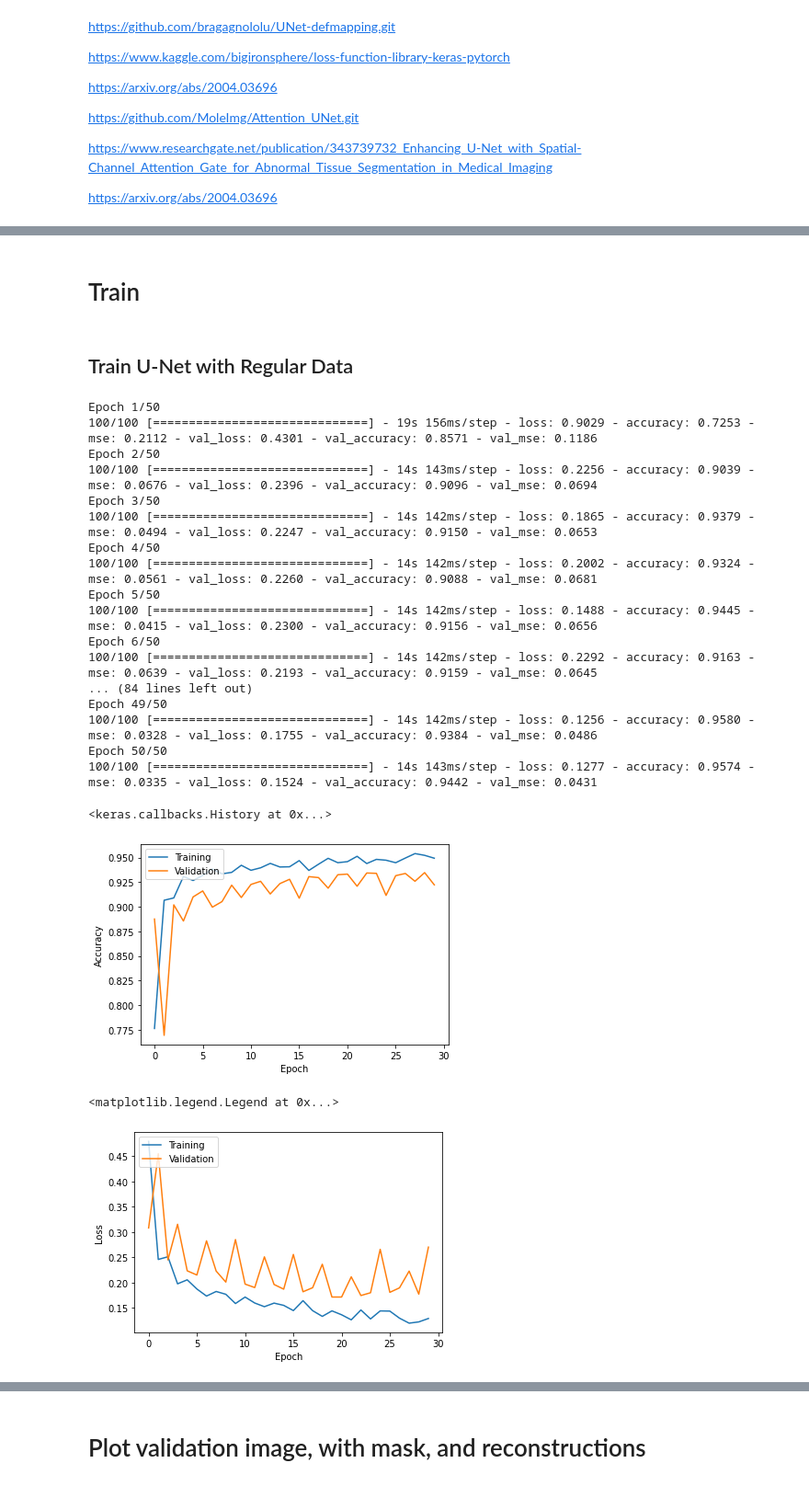
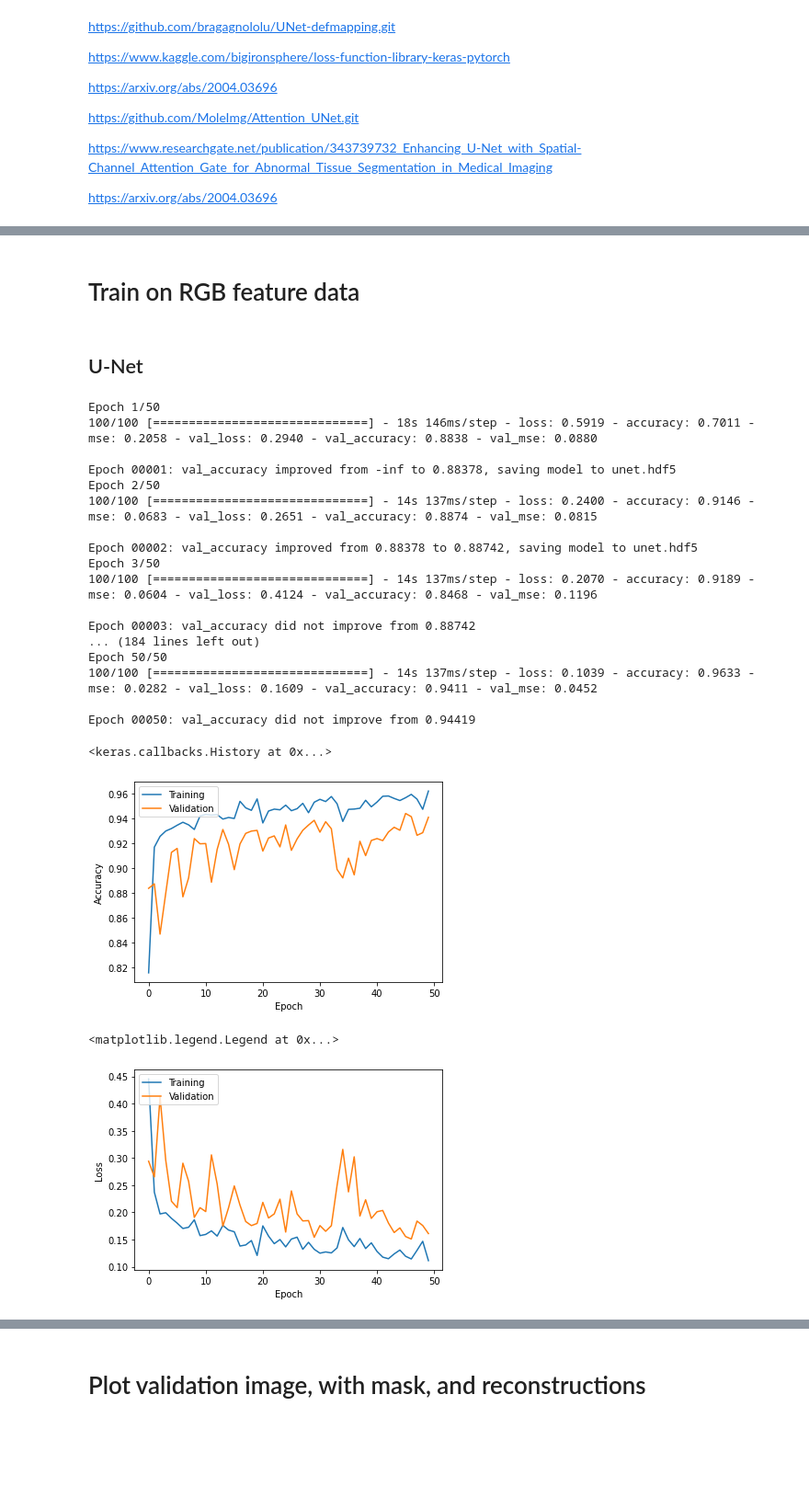
Before and after one commit to davej23/attention-mechanism-unet, a Jupyter notebook: Experimentation.ipynb, the cells around one changed output, grey strips where cells are left out. Shown at 92% size. Saved outputs shown, nothing was run; the diff lists cells and outputs as text; code cells hidden in the pictures; blank space fills up the shorter version.

```diff
--- a/Experimentation.ipynb
+++ b/Experimentation.ipynb
@@ -411,13 +407,13 @@ for i in range(len(training_masks)):
 
 for i in range(len(validation_images)):
   validation_images[i] = np.array(validation_images[i])/255
-  validation_images[i] = validation_images[i].reshape(512,512,3)
+  validation_images[i] = validation_images[i].reshape(1,512,512,3)
   validation_images[i] = validation_images[i].astype('float32')
 
 for i in range(len(validation_masks)):
   validation_masks[i] = np.array(validation_masks[i])-1
   validation_masks[i] = validation_masks[i][:512,:512]
-  validation_masks[i] = validation_masks[i].reshape(512,512,1)
+  validation_masks[i] = validation_masks[i].reshape(1,512,512,1)
   validation_masks[i] = validation_masks[i].astype('int')
 
 for i in range(len(test_images)):
@@ -512,7 +508,6 @@ v_masks = np.stack(validation_masks)
 data_gen_args = dict(rotation_range=180,
                     width_shift_range=0.5,
                     height_shift_range=0.5,
-                    samplewise_std_normalise
                     shear_range=0.2,
                     zoom_range=0.25,
                     horizontal_flip=True,
@@ -1070,30 +1102,31 @@ def UNetAM(trained_weights = None, input_size = (512,512,3), drop_rate = 0.25, l
 # %% [markdown]
-# Train
+# Train on RGB feature data
 # %% [markdown]
-## Train U-Net with Regular Data
+## U-Net
 # %%
 # Train U-Net with generator
-model2 = UNet(input_size=(512,512,3), lr=0.0001)
-save_model = ModelCheckpoint('unet.hdf5', monitor='val_accuracy',verbose=1, save_best_only=True)
-model2.fit(train, steps_per_epoch=100, epochs=50, validation_data = validation_df, callbacks=[save_model])
+model_unet = UNet(input_size=(512,512,3), lr=0.0001)
+save_model = ModelCheckpoint('unet-3d.hdf5', monitor='val_accuracy',verbose=1, save_best_only=True)
+train = trainGenerator(1, t_images, t_masks, data_gen_args, save_to_dir=None)
+model_unet.fit(train, steps_per_epoch=100, epochs=50, validation_data = validation_df, callbacks=[save_model])
 # %% [output]
 Epoch 1/50
-100/100 [==============================] - 19s 156ms/step - loss: 0.9029 - accuracy: 0.7253 - mse: 0.2112 - val_loss: 0.4301 - val_accuracy: 0.8571 - val_mse: 0.1186
+100/100 [==============================] - 18s 146ms/step - loss: 0.5919 - accuracy: 0.7011 - mse: 0.2058 - val_loss: 0.2940 - val_accuracy: 0.8838 - val_mse: 0.0880
+
+Epoch 00001: val_accuracy improved from -inf to 0.88378, saving model to unet.hdf5
 Epoch 2/50
-100/100 [==============================] - 14s 143ms/step - loss: 0.2256 - accuracy: 0.9039 - mse: 0.0676 - val_loss: 0.2396 - val_accuracy: 0.9096 - val_mse: 0.0694
+100/100 [==============================] - 14s 137ms/step - loss: 0.2400 - accuracy: 0.9146 - mse: 0.0683 - val_loss: 0.2651 - val_accuracy: 0.8874 - val_mse: 0.0815
+
+Epoch 00002: val_accuracy improved from 0.88378 to 0.88742, saving model to unet.hdf5
 Epoch 3/50
-100/100 [==============================] - 14s 142ms/step - loss: 0.1865 - accuracy: 0.9379 - mse: 0.0494 - val_loss: 0.2247 - val_accuracy: 0.9150 - val_mse: 0.0653
-Epoch 4/50
-100/100 [==============================] - 14s 142ms/step - loss: 0.2002 - accuracy: 0.9324 - mse: 0.0561 - val_loss: 0.2260 - val_accuracy: 0.9088 - val_mse: 0.0681
-Epoch 5/50
-100/100 [==============================] - 14s 142ms/step - loss: 0.1488 - accuracy: 0.9445 - mse: 0.0415 - val_loss: 0.2300 - val_accuracy: 0.9156 - val_mse: 0.0656
-Epoch 6/50
-100/100 [==============================] - 14s 142ms/step - loss: 0.2292 - accuracy: 0.9163 - mse: 0.0639 - val_loss: 0.2193 - val_accuracy: 0.9159 - val_mse: 0.0645
-... (84 lines left out)
-Epoch 49/50
-100/100 [==============================] - 14s 142ms/step - loss: 0.1256 - accuracy: 0.9580 - mse: 0.0328 - val_loss: 0.1755 - val_accuracy: 0.9384 - val_mse: 0.0486
+100/100 [==============================] - 14s 137ms/step - loss: 0.2070 - accuracy: 0.9189 - mse: 0.0604 - val_loss: 0.4124 - val_accuracy: 0.8468 - val_mse: 0.1196
+
+Epoch 00003: val_accuracy did not improve from 0.88742
+... (184 lines left out)
 Epoch 50/50
-100/100 [==============================] - 14s 143ms/step - loss: 0.1277 - accuracy: 0.9574 - mse: 0.0335 - val_loss: 0.1524 - val_accuracy: 0.9442 - val_mse: 0.0431
+100/100 [==============================] - 14s 137ms/step - loss: 0.1039 - accuracy: 0.9633 - mse: 0.0282 - val_loss: 0.1609 - val_accuracy: 0.9411 - val_mse: 0.0452
+
+Epoch 00050: val_accuracy did not improve from 0.94419
 <keras.callbacks.History at 0x...>
 # %%
 # Save model
@@ -1104,23 +1140,23 @@ model.save_weights('weights.h5')
 # %%
 # Plot accuracy and loss
 
 ## Accuracy
-plt.plot(model.history.history['accuracy'])
-plt.plot(model.history.history['val_accuracy'])
+plt.plot(model_unet.history.history['accuracy'])
+plt.plot(model_unet.history.history['val_accuracy'])
 plt.ylabel('Accuracy')
 plt.xlabel('Epoch')
 plt.legend(['Training', 'Validation'], loc='upper left')
 plt.show()
 
 ## Loss
-plt.plot(model.history.history['loss'])
-plt.plot(model.history.history['val_loss'])
+plt.plot(model_unet.history.history['loss'])
+plt.plot(model_unet.history.history['val_loss'])
 plt.ylabel('Loss')
 plt.xlabel('Epoch')
 plt.legend(['Training', 'Validation'], loc='upper left')
 # %% [output]
-[figure, old version]
+[figure, new version]
 <matplotlib.legend.Legend at 0x...>
-[figure, old version]
+[figure, new version]
 # %%
 # Show model structure
```
Also changed, not shown: parts of 65 cells of this notebook.
